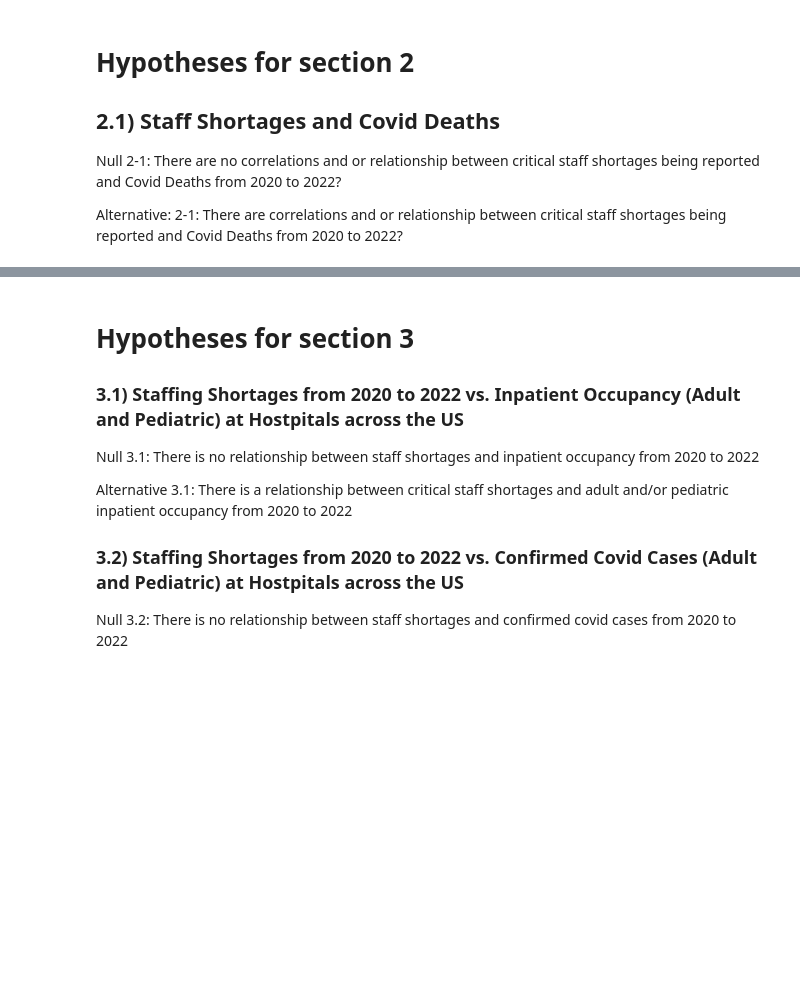
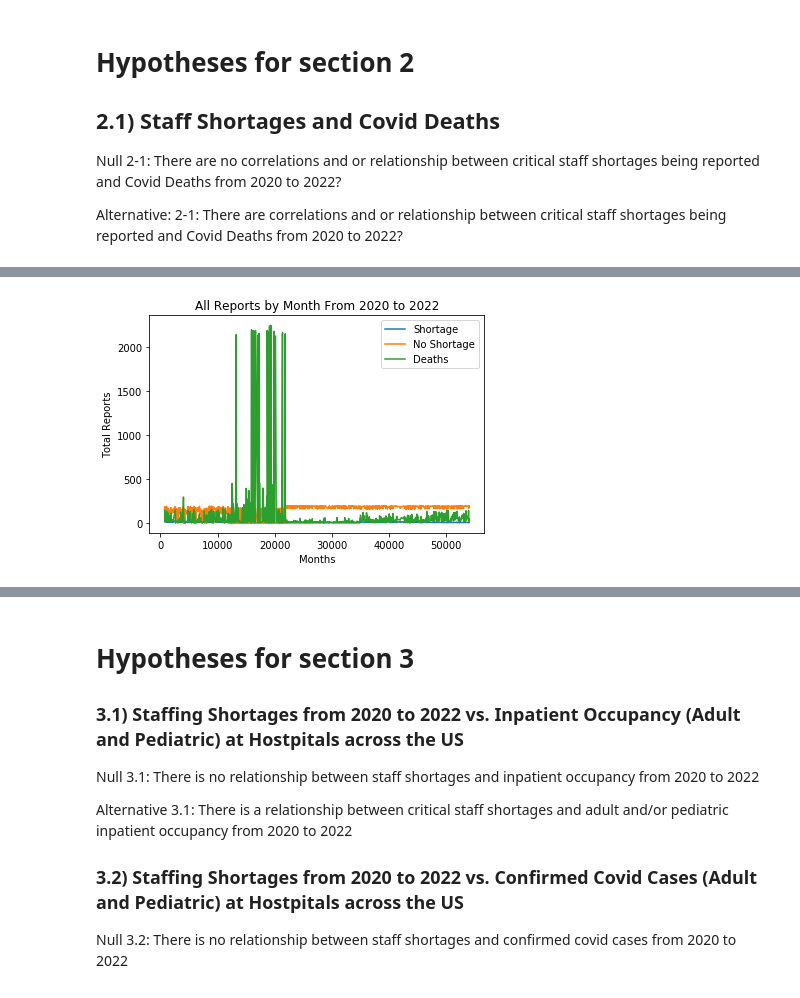
Before and after one commit to nkeplinger/healthcare_module7, a Jupyter notebook: final_data_analysis_and_vizualization.ipynb, the cells around one changed output, grey strips where cells are left out. Saved outputs shown, nothing was run; the diff lists cells and outputs as text; code cells hidden in the pictures; blank space fills up the shorter version.

```diff
--- a/final_data_analysis_and_vizualization.ipynb
+++ b/final_data_analysis_and_vizualization.ipynb
@@ -319,0 +391,15 @@ Alternative: 2-1: There are correlations and or relationship between critical st
+# %%
+plt.plot(NYData['critical_staffing_shortage_today_yes'])
+plt.plot(NYData['critical_staffing_shortage_today_no'])
+plt.plot(NYData['deaths_covid'])
+
+plt.legend(['Shortage', 'No Shortage', 'Deaths'])
+plt.ylabel('Total Reports')
+plt.xlabel('Months')
+
+plt.title('All Reports by Month From 2020 to 2022')
+
+
+plt.show()
+# %% [output]
+[figure, added]
```
Also changed, not shown: parts of 23 cells of this notebook, 1 other file.
